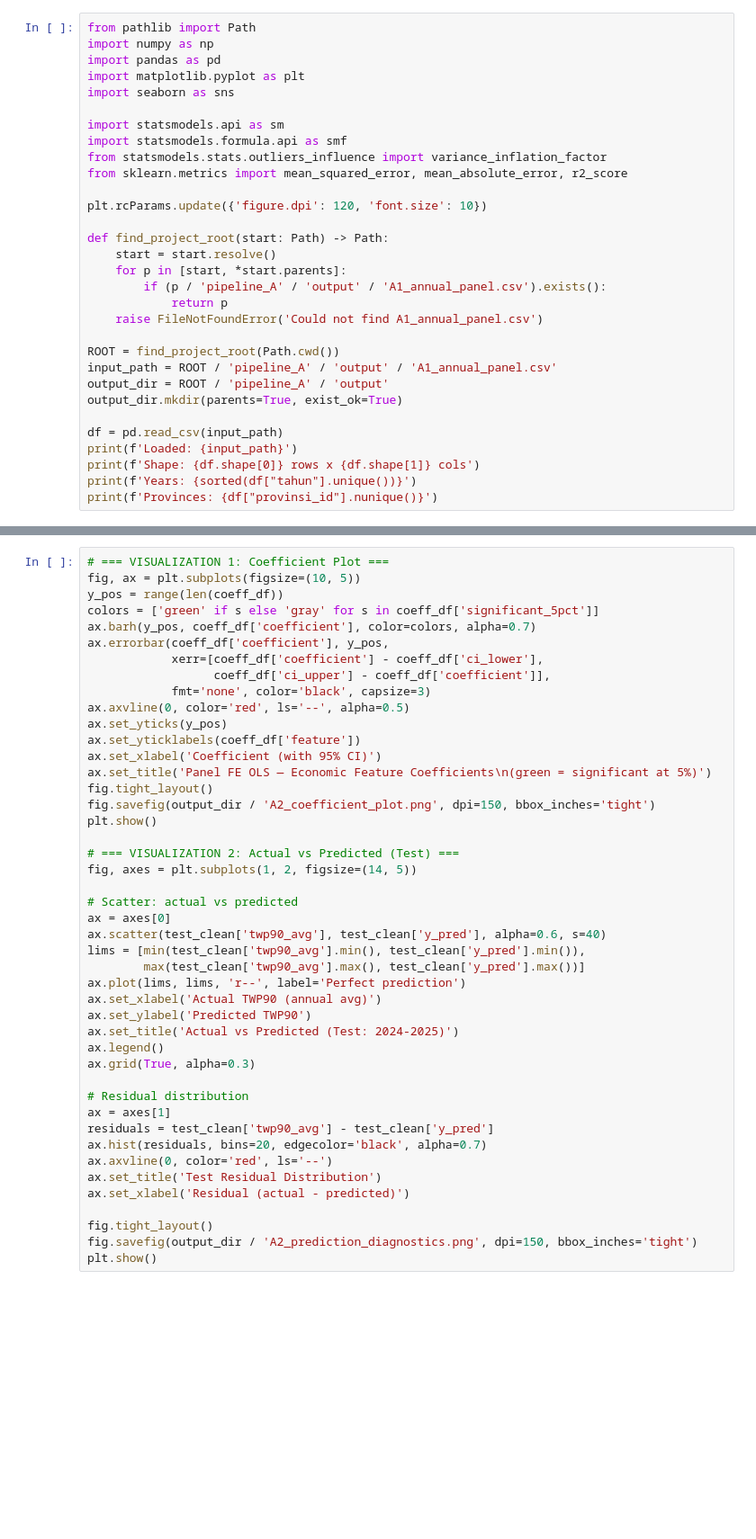
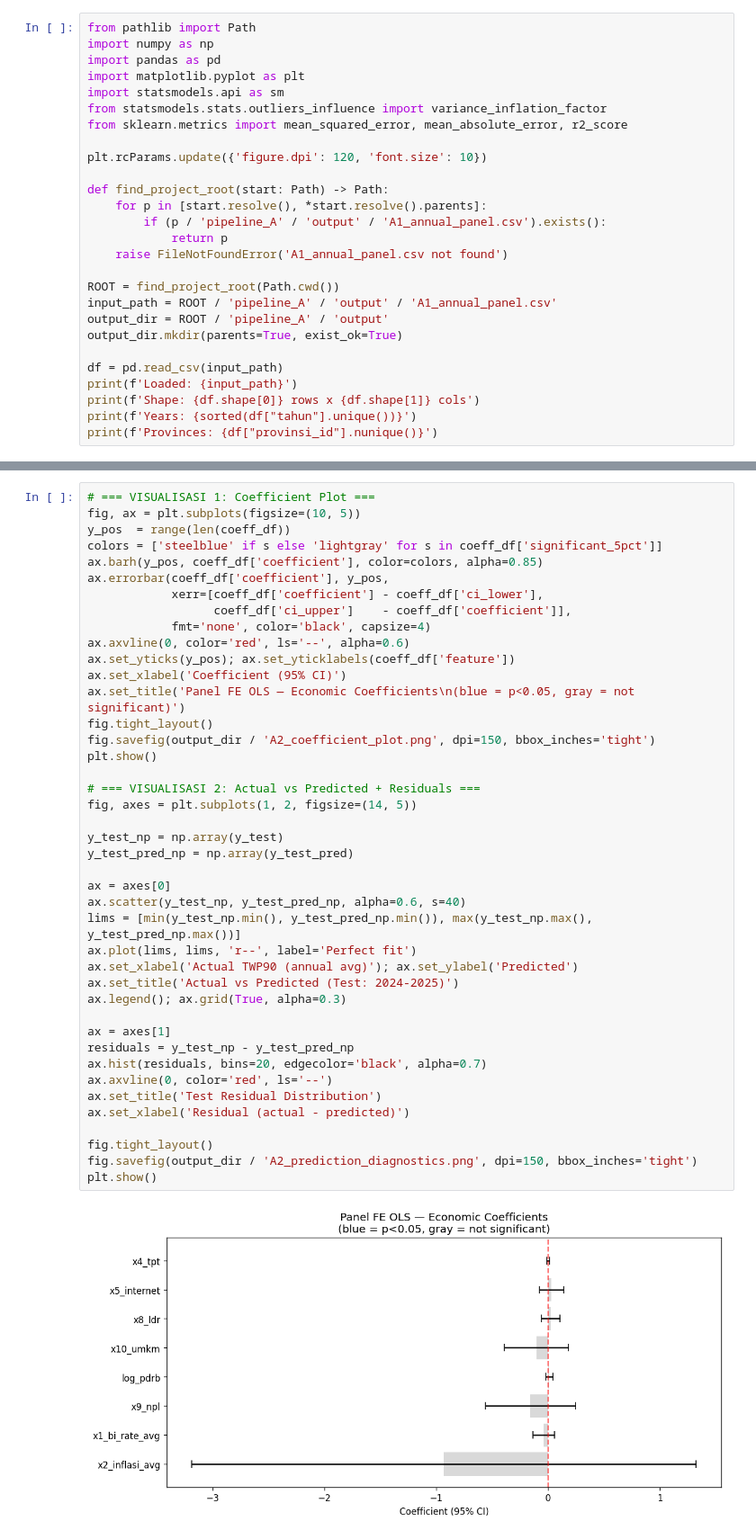
Before and after one commit to bimyusufk/Microsoft-Datathon-TWP90-Early-Warning-System, a Jupyter notebook: pipeline_A/A2_panel_fixed_effects.ipynb, the cells around one changed output, grey strips where cells are left out. Shown at 90% size. Drawn from its saved outputs; the diff is of its cells as text; blank space fills up the shorter version.

```diff
--- a/pipeline_A/A2_panel_fixed_effects.ipynb
+++ b/pipeline_A/A2_panel_fixed_effects.ipynb
@@ -31,21 +16,17 @@ from pathlib import Path
 import numpy as np
 import pandas as pd
 import matplotlib.pyplot as plt
-import seaborn as sns
-
 import statsmodels.api as sm
-import statsmodels.formula.api as smf
 from statsmodels.stats.outliers_influence import variance_inflation_factor
 from sklearn.metrics import mean_squared_error, mean_absolute_error, r2_score
 
 plt.rcParams.update({'figure.dpi': 120, 'font.size': 10})
 
 def find_project_root(start: Path) -> Path:
-    start = start.resolve()
-    for p in [start, *start.parents]:
+    for p in [start.resolve(), *start.resolve().parents]:
         if (p / 'pipeline_A' / 'output' / 'A1_annual_panel.csv').exists():
             return p
-    raise FileNotFoundError('Could not find A1_annual_panel.csv')
+    raise FileNotFoundError('A1_annual_panel.csv not found')
 
 ROOT = find_project_root(Path.cwd())
 input_path = ROOT / 'pipeline_A' / 'output' / 'A1_annual_panel.csv'
@@ -202,45 +236,44 @@ print(f'Saved: {output_dir / "A2_coefficients.csv"}')
 # %%
-# === VISUALIZATION 1: Coefficient Plot ===
+# === VISUALISASI 1: Coefficient Plot ===
 fig, ax = plt.subplots(figsize=(10, 5))
-y_pos = range(len(coeff_df))
-colors = ['green' if s else 'gray' for s in coeff_df['significant_5pct']]
-ax.barh(y_pos, coeff_df['coefficient'], color=colors, alpha=0.7)
+y_pos  = range(len(coeff_df))
+colors = ['steelblue' if s else 'lightgray' for s in coeff_df['significant_5pct']]
+ax.barh(y_pos, coeff_df['coefficient'], color=colors, alpha=0.85)
 ax.errorbar(coeff_df['coefficient'], y_pos,
             xerr=[coeff_df['coefficient'] - coeff_df['ci_lower'],
-                  coeff_df['ci_upper'] - coeff_df['coefficient']],
-            fmt='none', color='black', capsize=3)
-ax.axvline(0, color='red', ls='--', alpha=0.5)
-ax.set_yticks(y_pos)
-ax.set_yticklabels(coeff_df['feature'])
-ax.set_xlabel('Coefficient (with 95% CI)')
-ax.set_title('Panel FE OLS — Economic Feature Coefficients\n(green = significant at 5%)')
+                  coeff_df['ci_upper']    - coeff_df['coefficient']],
+            fmt='none', color='black', capsize=4)
+ax.axvline(0, color='red', ls='--', alpha=0.6)
+ax.set_yticks(y_pos); ax.set_yticklabels(coeff_df['feature'])
+ax.set_xlabel('Coefficient (95% CI)')
+ax.set_title('Panel FE OLS — Economic Coefficients\n(blue = p<0.05, gray = not significant)')
 fig.tight_layout()
 fig.savefig(output_dir / 'A2_coefficient_plot.png', dpi=150, bbox_inches='tight')
 plt.show()
 
-# === VISUALIZATION 2: Actual vs Predicted (Test) ===
+# === VISUALISASI 2: Actual vs Predicted + Residuals ===
 fig, axes = plt.subplots(1, 2, figsize=(14, 5))
 
-# Scatter: actual vs predicted
+y_test_np = np.array(y_test)
+y_test_pred_np = np.array(y_test_pred)
+
 ax = axes[0]
-ax.scatter(test_clean['twp90_avg'], test_clean['y_pred'], alpha=0.6, s=40)
-lims = [min(test_clean['twp90_avg'].min(), test_clean['y_pred'].min()),
-        max(test_clean['twp90_avg'].max(), test_clean['y_pred'].max())]
-ax.plot(lims, lims, 'r--', label='Perfect prediction')
-ax.set_xlabel('Actual TWP90 (annual avg)')
-ax.set_ylabel('Predicted TWP90')
+ax.scatter(y_test_np, y_test_pred_np, alpha=0.6, s=40)
+lims = [min(y_test_np.min(), y_test_pred_np.min()), max(y_test_np.max(), y_test_pred_np.max())]
+ax.plot(lims, lims, 'r--', label='Perfect fit')
+ax.set_xlabel('Actual TWP90 (annual avg)'); ax.set_ylabel('Predicted')
 ax.set_title('Actual vs Predicted (Test: 2024-2025)')
-ax.legend()
-ax.grid(True, alpha=0.3)
+ax.legend(); ax.grid(True, alpha=0.3)
 
-# Residual distribution
 ax = axes[1]
-residuals = test_clean['twp90_avg'] - test_clean['y_pred']
+residuals = y_test_np - y_test_pred_np
 ax.hist(residuals, bins=20, edgecolor='black', alpha=0.7)
 ax.axvline(0, color='red', ls='--')
 ax.set_title('Test Residual Distribution')
 ax.set_xlabel('Residual (actual - predicted)')
 
 fig.tight_layout()
 fig.savefig(output_dir / 'A2_prediction_diagnostics.png', dpi=150, bbox_inches='tight')
 plt.show()
+# %% [output]
+[figure, added]
```
Also changed, not shown: parts of 14 cells of this notebook, 9 other files.
